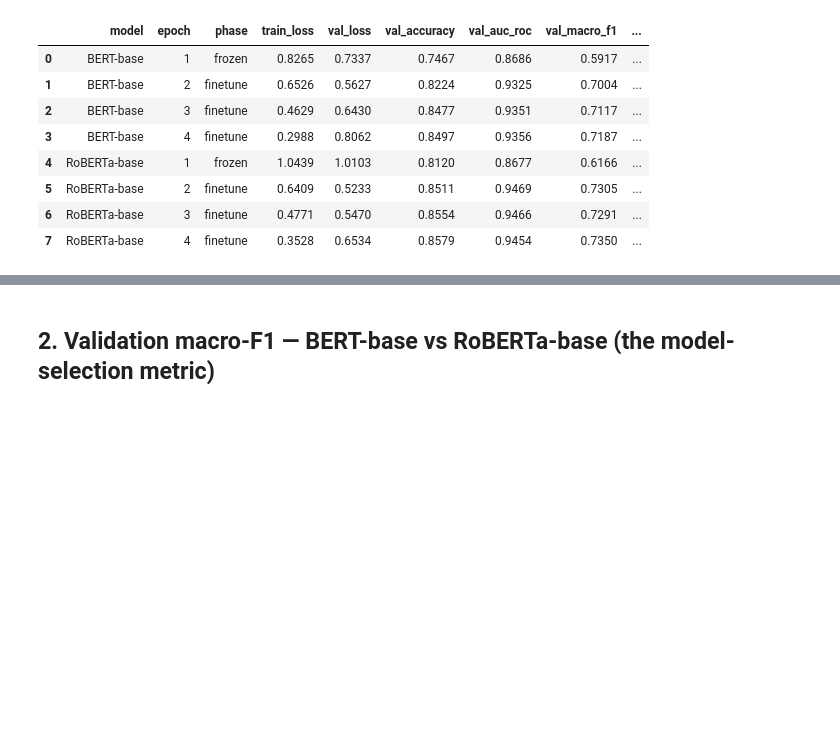
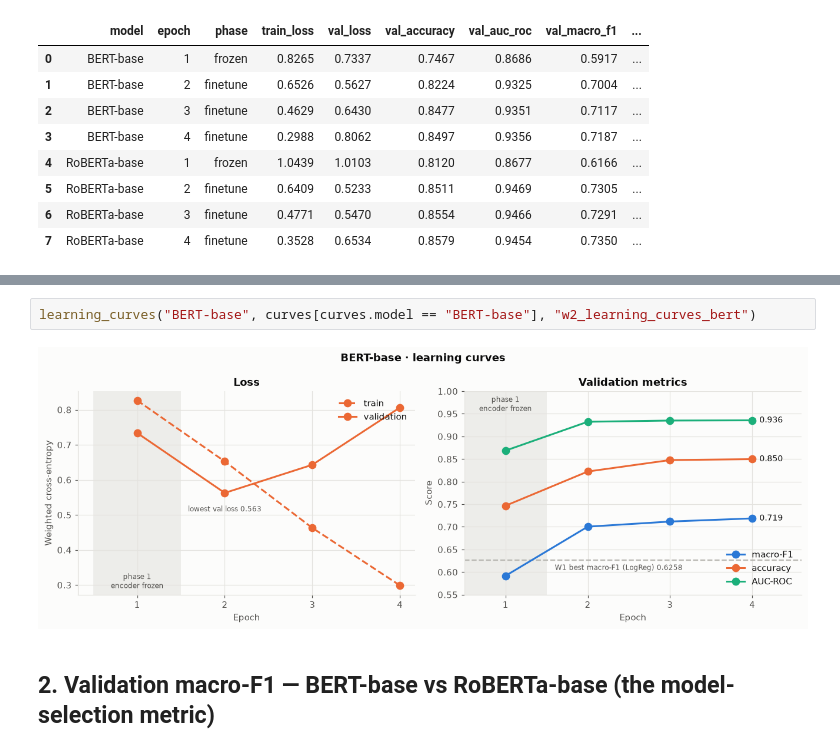
Before and after one commit to JulianCelisCreator/JulianCelisCreator-ML-NLP-Sentimental-Analysis-W2, a Jupyter notebook: notebooks/02_training_curves.ipynb, the cells around one changed output, grey strips where cells are left out. Drawn from its saved outputs; the diff is of its cells as text; blank space fills up the shorter version.

```diff
--- a/notebooks/02_training_curves.ipynb
+++ b/notebooks/02_training_curves.ipynb
@@ -81,3 +119,7 @@ plt.show()
+# %%
+learning_curves("BERT-base", curves[curves.model == "BERT-base"], "w2_learning_curves_bert")
+# %% [output]
+[figure, added]
 # %% [markdown]
 ## 2. Validation macro-F1 — BERT-base vs RoBERTa-base (the model-selection metric)
 # %%
```
Also changed, not shown: parts of 6 cells of this notebook, 4 other files.
